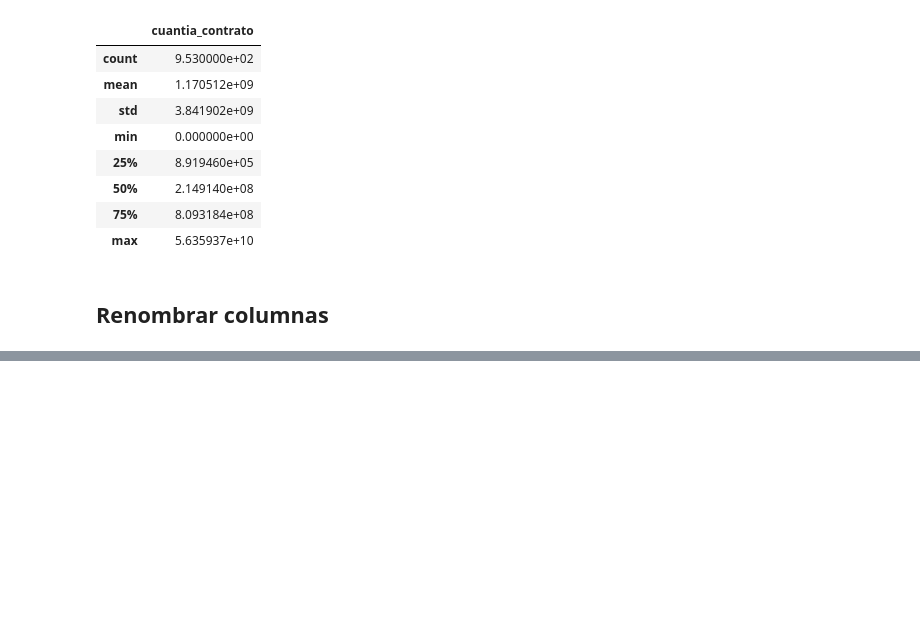
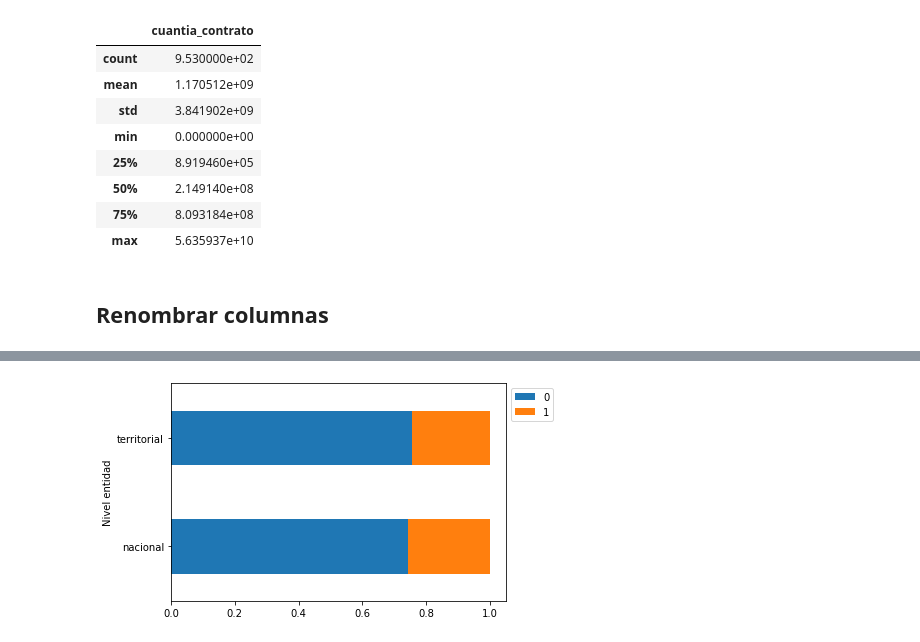
Before and after one commit to hfelizzola/Codigos-y-Modelos, a Jupyter notebook: procesamiento_limpieza.ipynb, the cells around one changed output, grey strips where cells are left out. Saved outputs shown, nothing was run; the diff lists cells and outputs as text; code cells hidden in the pictures; blank space fills up the shorter version.

```diff
--- a/procesamiento_limpieza.ipynb
+++ b/procesamiento_limpieza.ipynb
@@ -1167,0 +1264,7 @@ contratos.to_csv('Datos/atributos_contratos_compras.csv', index=False)
+# %%
+tabla_maestra.groupby(['at_ent_nivel']).apply(perc_class).plot(kind='barh', stacked=True)
+plt.ylabel('Nivel entidad')
+plt.legend(bbox_to_anchor=(1.0, 1.0))
+plt.show()
+# %% [output]
+[figure, added]
```
Also changed, not shown: parts of 28 cells of this notebook.
